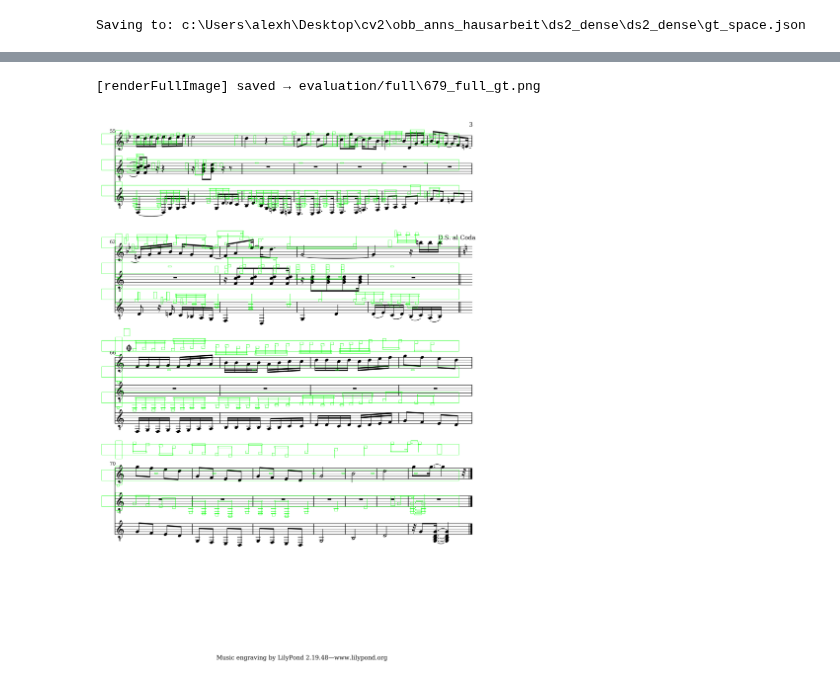
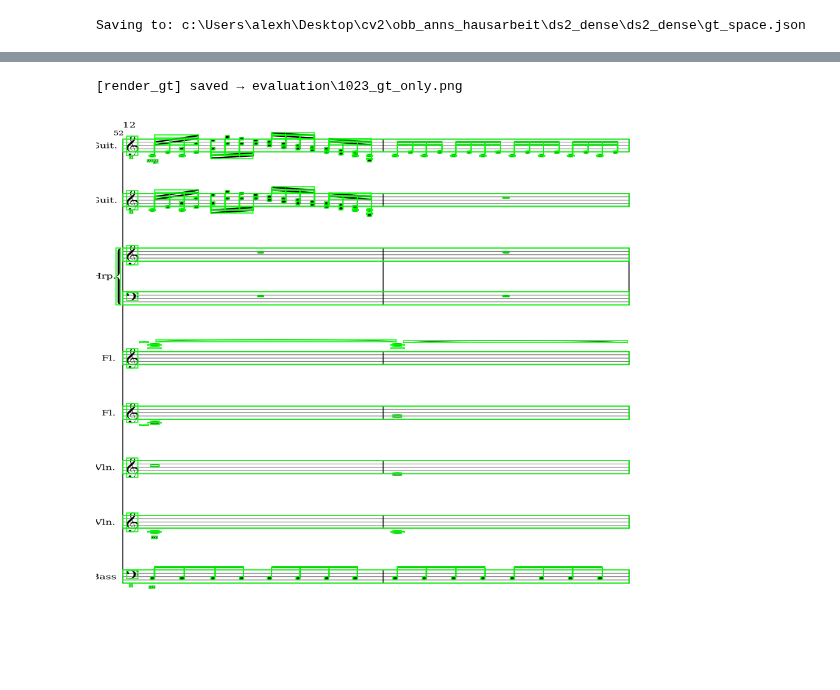
Before and after one commit to fusiongodo/yolo-score, a Jupyter notebook: eval.ipynb, the cells around one changed output, grey strips where cells are left out. Saved outputs shown, nothing was run; the diff lists cells and outputs as text; code cells hidden in the pictures.

```diff
--- a/eval.ipynb
+++ b/eval.ipynb
@@ -398,5 +104,5 @@ def renderFullImage(gt_df: pd.DataFrame,
-# %%
-renderFullImage(gt_df, 679)
-# %% [output]
-[renderFullImage] saved → evaluation/full\679_full_gt.png
-[figure, removed]
+# %%
+render_gt(anns, img_id=1023)
+# %% [output]
+[render_gt] saved → evaluation\1023_gt_only.png
+[figure, added]
```
Also changed, not shown: parts of 16 cells of this notebook, 2 other files.
